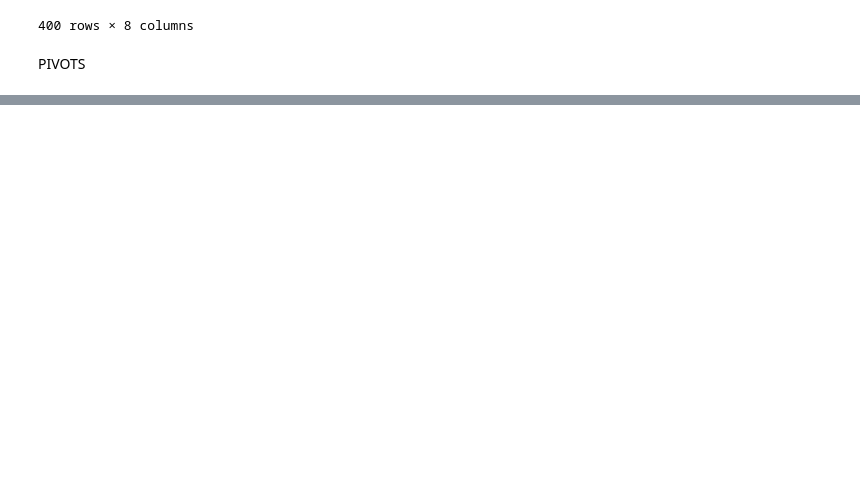
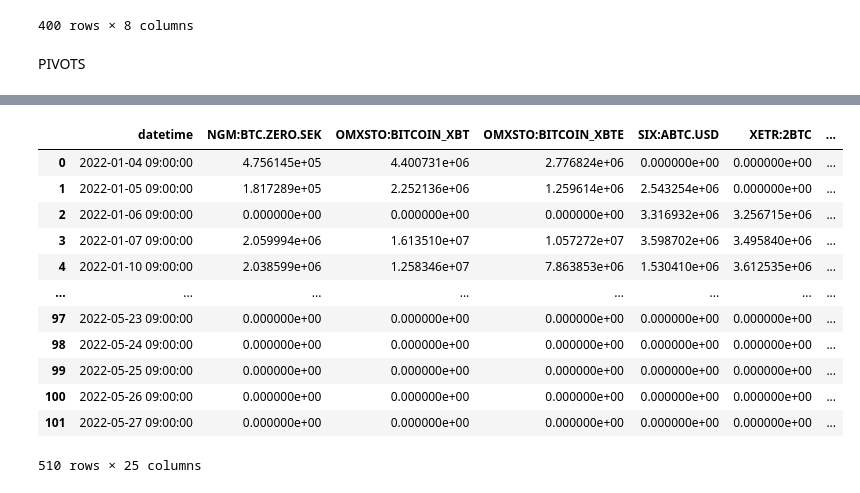
Before and after one commit to RebellionL/tvdatafeed, a Jupyter notebook: tv.ipynb, the cells around one changed output, grey strips where cells are left out. Cells and saved outputs as stored; diff of their text form; code cells hidden in the pictures; blank space fills up the shorter version.

```diff
--- a/tv.ipynb
+++ b/tv.ipynb
@@ -794,0 +898,17 @@ px.bar(pivot_ETH, x='datetime', y=['NGM:ETH.ZERO.SEK', 'OMXSTO:ETHEREUM_XBT', 'X
+# %%
+pivot_combined = pd.concat([pivot_BTC, pivot_ETH, pivot_ADA, pivot_SOL, pivot_DOT]).fillna(0)
+pivot_combined
+# %% [output]
+|  | datetime | NGM:BTC.ZERO.SEK | OMXSTO:BITCOIN_XBT | OMXSTO:BITCOIN_XBTE | SIX:ABTC.USD | XETR:2BTC | ... |
+| 0 | 2022-01-04 09:00:00 | 4.756145e+05 | 4.400731e+06 | 2.776824e+06 | 0.000000e+00 | 0.000000e+00 | ... |
+| 1 | 2022-01-05 09:00:00 | 1.817289e+05 | 2.252136e+06 | 1.259614e+06 | 2.543254e+06 | 0.000000e+00 | ... |
+| 2 | 2022-01-06 09:00:00 | 0.000000e+00 | 0.000000e+00 | 0.000000e+00 | 3.316932e+06 | 3.256715e+06 | ... |
+| 3 | 2022-01-07 09:00:00 | 2.059994e+06 | 1.613510e+07 | 1.057272e+07 | 3.598702e+06 | 3.495840e+06 | ... |
+| 4 | 2022-01-10 09:00:00 | 2.038599e+06 | 1.258346e+07 | 7.863853e+06 | 1.530410e+06 | 3.612535e+06 | ... |
+| ... | ... | ... | ... | ... | ... | ... | ... |
+| 97 | 2022-05-23 09:00:00 | 0.000000e+00 | 0.000000e+00 | 0.000000e+00 | 0.000000e+00 | 0.000000e+00 | ... |
+| 98 | 2022-05-24 09:00:00 | 0.000000e+00 | 0.000000e+00 | 0.000000e+00 | 0.000000e+00 | 0.000000e+00 | ... |
+| 99 | 2022-05-25 09:00:00 | 0.000000e+00 | 0.000000e+00 | 0.000000e+00 | 0.000000e+00 | 0.000000e+00 | ... |
+| 100 | 2022-05-26 09:00:00 | 0.000000e+00 | 0.000000e+00 | 0.000000e+00 | 0.000000e+00 | 0.000000e+00 | ... |
+| 101 | 2022-05-27 09:00:00 | 0.000000e+00 | 0.000000e+00 | 0.000000e+00 | 0.000000e+00 | 0.000000e+00 | ... |
+510 rows × 25 columns
```
Also changed, not shown: parts of 45 cells of this notebook.
